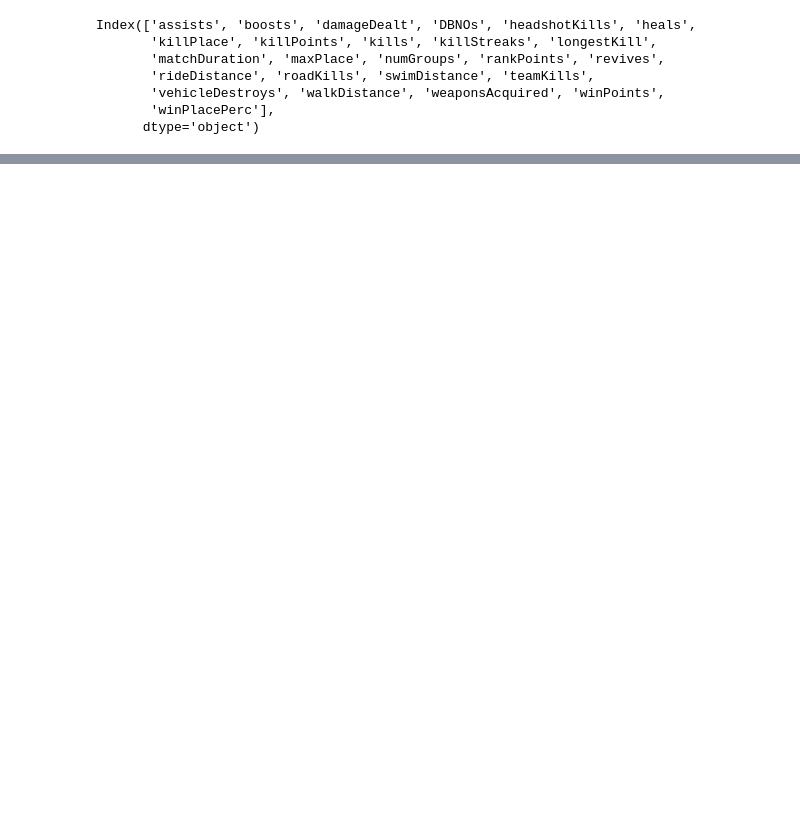
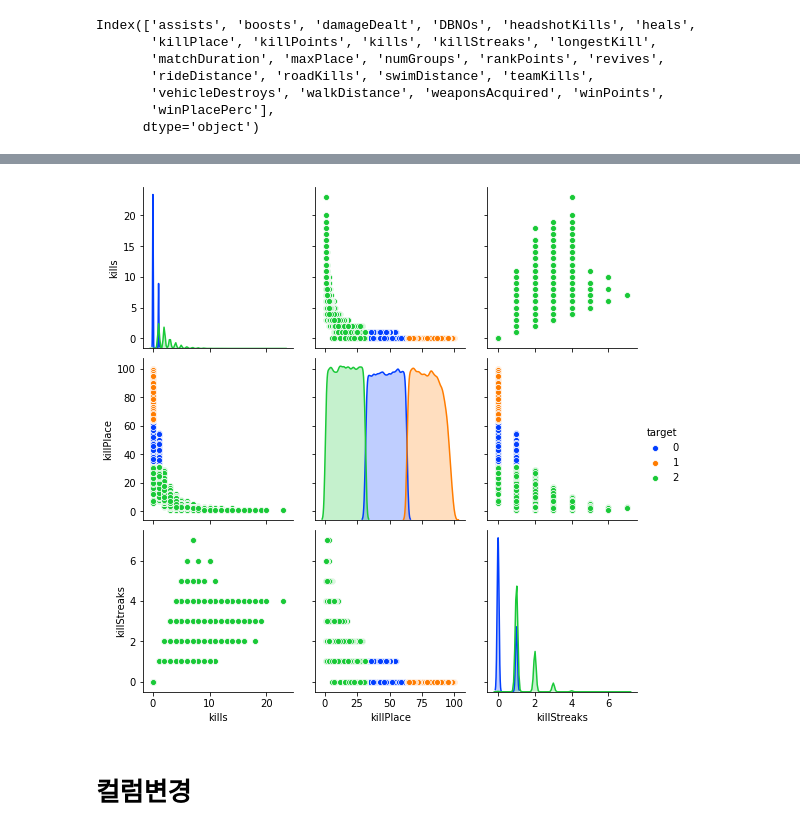
Before and after one commit to JunO-93/Pubg, a Jupyter notebook: juno/Pubg.ipynb, the cells around one changed output, grey strips where cells are left out. Saved outputs shown, nothing was run; the diff lists cells and outputs as text; code cells hidden in the pictures; blank space fills up the shorter version.

```diff
--- a/juno/Pubg.ipynb
+++ b/juno/Pubg.ipynb
@@ -362,0 +312,5 @@ for i in range(0,45):
+# %%
+y=pd.DataFrame(y)
+# %%
+result_squad_1 = pd.concat([x,y],axis=1)
+result_squad_1.columns=['kills','killPlace','killStreaks','target']
@@ -362,0 +385,8 @@ for i in range(0,45):
+# %%
+import seaborn as sns
+sns.pairplot(result_squad_1,diag_kind='kde',hue="target",palette='bright')
+plt.show()
+# %% [output]
+[figure, added]
+# %% [markdown]
+# 컬럼변경
```
Also changed, not shown: parts of 67 cells of this notebook.
